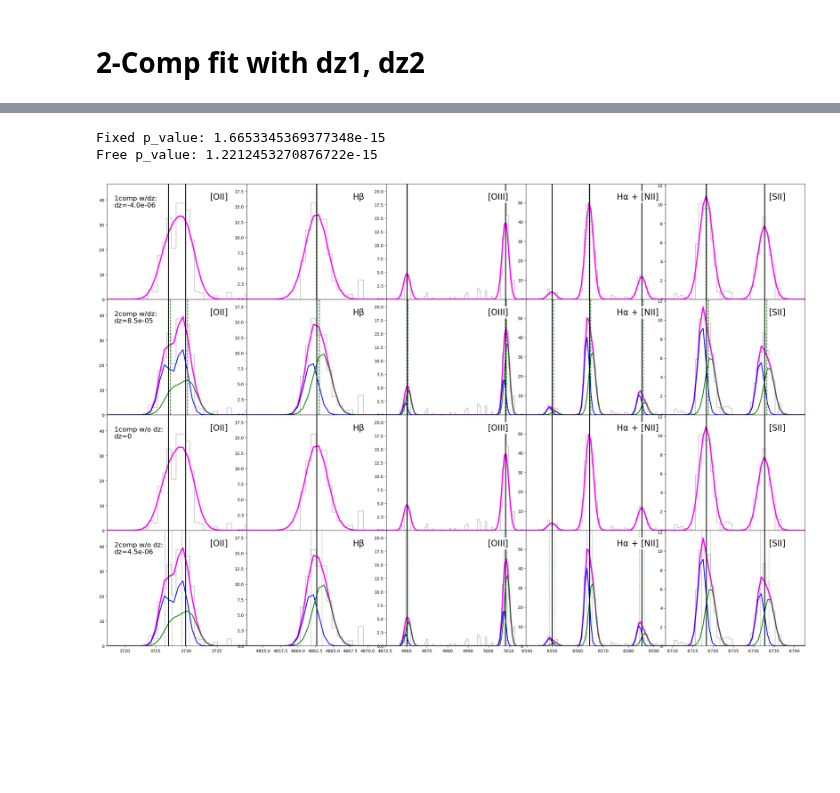
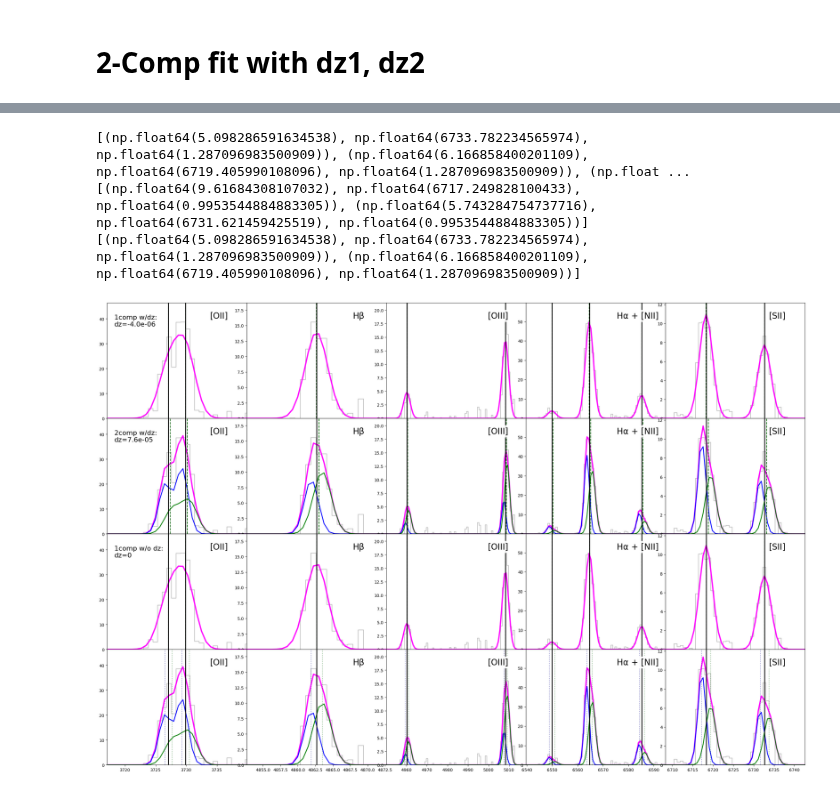
Before and after one commit to hyp0515/searching_inflow, a Jupyter notebook: test_new_fit.ipynb, the cells around one changed output, grey strips where cells are left out. Cells and saved outputs as stored; diff of their text form; code cells hidden in the pictures; blank space fills up the shorter version.

```diff
--- a/test_new_fit.ipynb
+++ b/test_new_fit.ipynb
@@ -26,5 +28,5 @@ print(SPECTRA.n_spectra)
 # %%
-
+SPECTRA = FIT.label_emission_lines(SPECTRA)
 SPECTRA = FIT.significant_emission_filter(SPECTRA)
 print(SPECTRA.n_spectra)
 # %% [output]
@@ -110,27 +115,37 @@ dof_1comp_free = len(combine_lam) - (1+8)
 # 2-Comp fit with dz, dz1, dz2
 # %%
 
-params_2comp_fixed, (combine_lam, combine_flux, combine_sigma), seperation = FIT.fit_onhs_dz_modified(SPECTRA, id=id, two_component=True, w_dz=True)
-OII_sep, OIII_sep = seperation
+params_2comp_fixed, (combine_lam, combine_flux, combine_sigma), slice_indices = FIT.fit_multi_emission(SPECTRA, id=id, two_component=True, w_dz=True)
 print(f'dz: {params_2comp_fixed["dz"]}')
 print(f'dz1: {params_2comp_fixed["dlam"][0]}, dz2: {params_2comp_fixed["dlam"][1]}')
 print(f'dz ratio (left/right): {np.abs(params_2comp_fixed["dlam"][1]/params_2comp_fixed["dlam"][0])}')
 
 combine_flux_2comp_fixed = combine_flux
+lams = [
+    combine_lam[:slice_indices[0]],
+    combine_lam[slice_indices[0]:slice_indices[1]],
+    combine_lam[slice_indices[1]:slice_indices[2]],
+    combine_lam[slice_indices[2]:]
+]
 
-left_comp_dz_fixed = np.concatenate([model(combine_lam[:OII_sep], gaussian_parms=params_2comp_fixed['left_comp'][:2]),
-                                     model(combine_lam[OII_sep:OIII_sep], gaussian_parms=params_2comp_fixed['left_comp'][2:2+3]),
-                                     model(combine_lam[OIII_sep:], gaussian_parms=params_2comp_fixed['left_comp'][5:])])
-right_comp_dz_fixed = np.concatenate([model(combine_lam[:OII_sep], gaussian_parms=params_2comp_fixed['right_comp'][:2]),
-                                      model(combine_lam[OII_sep:OIII_sep], gaussian_parms=params_2comp_fixed['right_comp'][2:2+3]),
-                                      model(combine_lam[OIII_sep:], gaussian_parms=params_2comp_fixed['right_comp'][5:])])
-model_2comp_fixed = left_comp_dz_fixed + right_comp_dz_fixed
+combine_model = np.concatenate([
+                model(lams[i], gaussian_parms=params_2comp_fixed['gaussian_params'][i])
+                for i in range(len(lams))
+            ])
+model_2comp_fixed = combine_model
 
-chisq_2comp_fixed = np.sum(((combine_flux_2comp_fixed - model_2comp_fixed)/combine_sigma)**2)
+left_comp_dz_fixed = np.concatenate([
+    model(lams[i], gaussian_parms=params_2comp_fixed['left_comp'][i]) for i in range(len(lams))
+])
+right_comp_dz_fixed = np.concatenate([
+    model(lams[i], gaussian_parms=params_2comp_fixed['right_comp'][i]) for i in range(len(lams))
+])
+
+# chisq_2comp_fixed = np.sum(((combine_flux_2comp_fixed - model_2comp_fixed)/combine_sigma)**2)
 # print(f'Chi-sq dz fixed: {chisq_dz_fixed}')
 
 
-dof_2comp_fixed = len(combine_lam) - (5+8*2)
+# dof_2comp_fixed = len(combine_lam) - (5+8*2)
 # 5: dz, sigma_1, sigma_2, dz_r, dz_l
 # 8*2: (amp_OII, amp_Hbeta, amp_OIII, amp_Halpha, amp_NII*2, amp_SII*2)*2 two components
 # %% [output]
@@ -172,21 +213,26 @@ dz_centroid: 4.4751746669173995e-06
+# %%
+print((params_2comp_free['gaussian_params'][3]))
+print((params_2comp_free['left_comp'][3]))
+print((params_2comp_free['right_comp'][3]))
+# %% [output]
+[(np.float64(5.098286591634538), np.float64(6733.782234565974), np.float64(1.287096983500909)), (np.float64(6.166858400201109), np.float64(6719.405990108096), np.float64(1.287096983500909)), (np.float ...
+[(np.float64(9.61684308107032), np.float64(6717.249828100433), np.float64(0.9953544884883305)), (np.float64(5.743284754737716), np.float64(6731.621459425519), np.float64(0.9953544884883305))]
+[(np.float64(5.098286591634538), np.float64(6733.782234565974), np.float64(1.287096983500909)), (np.float64(6.166858400201109), np.float64(6719.405990108096), np.float64(1.287096983500909))]
 # %%
-F_stat = ((chisq_1comp_fixed - chisq_2comp_fixed) / (dof_1comp_fixed - dof_2comp_fixed)) / (chisq_2comp_fixed / dof_2comp_fixed)
-p_value = 1 - f.cdf(F_stat, dof_1comp_fixed - dof_2comp_fixed, dof_2comp_fixed)
-print(f'Fixed p_value: {p_value}')
+# F_stat = ((chisq_1comp_fixed - chisq_2comp_fixed) / (dof_1comp_fixed - dof_2comp_fixed)) / (chisq_2comp_fixed / dof_2comp_fixed)
+# p_value = 1 - f.cdf(F_stat, dof_1comp_fixed - dof_2comp_fixed, dof_2comp_fixed)
+# print(f'Fixed p_value: {p_value}')
 
 
-F_stat = ((chisq_1comp_free - chisq_2comp_free) / (dof_1comp_free - dof_2comp_free)) / (chisq_2comp_free / dof_2comp_free)
-p_value = 1 - f.cdf(F_stat, dof_1comp_free - dof_2comp_free, dof_2comp_free)
-print(f'Free p_value: {p_value}')
+# F_stat = ((chisq_1comp_free - chisq_2comp_free) / (dof_1comp_free - dof_2comp_free)) / (chisq_2comp_free / dof_2comp_free)
+# p_value = 1 - f.cdf(F_stat, dof_1comp_free - dof_2comp_free, dof_2comp_free)
+# print(f'Free p_value: {p_value}')
 
 
 
-# F_stat = ((chisq_2comp_free - chisq_2comp_fixed) / (dof_1comp_free - dof_2comp_fixed)) / (chisq_2comp_fixed / dof_2comp_fixed)
-# p_value = 1 - f.cdf(F_stat, dof_1comp_free - dof_2comp_fixed, dof_2comp_fixed)
-# print(f'2comp vs p_value (if < 0.05, w/ dz): {p_value}')
+# # F_stat = ((chisq_2comp_free - chisq_2comp_fixed) / (dof_1comp_free - dof_2comp_fixed)) / (chisq_2comp_fixed / dof_2comp_fixed)
+# # p_value = 1 - f.cdf(F_stat, dof_1comp_free - dof_2comp_fixed, dof_2comp_fixed)
+# # print(f'2comp vs p_value (if < 0.05, w/ dz): {p_value}')
-# %% [output]
-Fixed p_value: 1.6653345369377348e-15
-Free p_value: 1.2212453270876722e-15
 # %%
 
 fig, axes = plt.subplots(4, 5, figsize=(30, 20))
@@ -229,45 +275,44 @@ for i in range(5):
 
 # 2 comp free
 ax = axes[3, :]
-ax[0].text(0.05, 0.9, f'2comp w/o dz: \ndz={dz_centroid:.1e}', transform=ax[0].transAxes, fontsize=16, verticalalignment='top')
+# ax[0].text(0.05, 0.9, f'2comp w/o dz: \ndz={dz_centroid:.1e}', transform=ax[0].transAxes, fontsize=16, verticalalignment='top')
 for i in range(5):
     ax[i].step(combine_lam, combine_flux_2comp_free, label='Observed', where='mid', color='gray', alpha=0.5)
     ax[i].plot(combine_lam, model_2comp_free, label='Fitted Model', color='magenta', linewidth=3)
     ax[i].plot(combine_lam, left_comp_dz_free, label='Left Component', color='blue', linestyle='-', linewidth=2)
     ax[i].plot(combine_lam, right_comp_dz_free, label='Right Component', color='green', linestyle='-', linewidth=2)
     for l0 in [*lines_vac['OII'], *lines_vac['OIII'], *lines_vac['Hbeta'], *lines_vac['Halpha'], *lines_vac['NII'], *lines_vac['SII']]:
-        ax[i].axvline(l0*(1+params_2comp_free['dz'][0]), color='darkgreen', linestyle=':', alpha=.5, linewidth=1.5)
-        ax[i].axvline(l0*(1+params_2comp_free['dz'][1]), color='darkblue', linestyle=':', alpha=.5, linewidth=1.5)
-        ax[i].axvline(l0*(1+dz_centroid), color='gray', linestyle='--', alpha=1, linewidth=1.5)
+        ax[i].axvline(l0*(1+params_2comp_free['dlam'][0]), color='darkgreen', linestyle=':', alpha=.5, linewidth=1.5)
+        ax[i].axvline(l0*(1+params_2comp_free['dlam'][1]), color='darkblue', linestyle=':', alpha=.5, linewidth=1.5)
+        # ax[i].axvline(l0*(1+dz_centroid), color='gray', linestyle='--', alpha=1, linewidth=1.5)
         ax[i].axvline(l0, color='k', linestyle='-', alpha=1, linewidth=2)
 
 for i in range(4):
     ax = axes[i, :]
     ax[0].text(0.80, 0.85, '[OII]', transform=ax[0].transAxes, fontsize=20, horizontalalignment='center', verticalalignment='bottom', bbox =dict(facecolor='white', alpha=0.9, edgecolor='none'))
     ax[0].set_xlim([OII_rest[0]-10, OII_rest[1]+10])
     ax[0].set_ylim(bottom=-0., top=np.max(combine_flux_2comp_free[(combine_lam>=OII_rest[0]-10) & (combine_lam<=OII_rest[1]+10)])*1.2)
 
     ax[1].text(0.80, 0.85, 'Hβ', transform=ax[1].transAxes, fontsize=20, horizontalalignment='center', verticalalignment='bottom', bbox =dict(facecolor='white', alpha=0.9, edgecolor='none'))
     ax[1].set_xlim([Hbeta_rest[0]-10, Hbeta_rest[0]+10])
     ax[1].set_ylim(bottom=-0., top=np.max(combine_flux_2comp_free[(combine_lam>=Hbeta_rest[0]-10) & (combine_lam<=Hbeta_rest[0]+10)])*1.2)
 
     ax[2].text(0.80, 0.85, '[OIII]', transform=ax[2].transAxes, fontsize=20, horizontalalignment='center', verticalalignment='bottom', bbox =dict(facecolor='white', alpha=0.9, edgecolor='none'))
     ax[2].set_xlim([OIII_rest[0]-10, OIII_rest[1]+10])
     ax[2].set_ylim(bottom=-0., top=np.max(combine_flux_2comp_free[(combine_lam>=OIII_rest[0]-10) & (combine_lam<=OIII_rest[1]+10)])*1.2)
 
     ax[3].text(0.80, 0.85, 'Hα + [NII]', transform=ax[3].transAxes, fontsize=20, horizontalalignment='center', verticalalignment='bottom', bbox =dict(facecolor='white', alpha=0.9, edgecolor='none'))
     ax[3].set_xlim([Halpha_rest[0]-25, Halpha_rest[0]+30])
-    ax[3].set_ylim(bottom=-0., top=np.max(combine_flux_2comp_free[(combine_lam>=Halpha_rest[0]-25) & (combine_lam<=Halpha_rest[0]+30)])*1.2)
+    ax[3].set_ylim(bottom=-0, top=np.max(combine_flux_2comp_free[(combine_lam>=Halpha_rest[0]-25) & (combine_lam<=Halpha_rest[0]+30)])*1.2)
 
     ax[4].text(0.80, 0.85, '[SII]', transform=ax[4].transAxes, fontsize=20, horizontalalignment='center', verticalalignment='bottom', bbox =dict(facecolor='white', alpha=0.9, edgecolor='none'))
     ax[4].set_xlim([SII_rest[0]-10, SII_rest[1]+10])
     ax[4].set_ylim(bottom=-0., top=np.max(combine_flux_2comp_free[(combine_lam>=SII_rest[0]-10) & (combine_lam<=SII_rest[1]+10)])*1.2)
 
 
-# plt.savefig(f'./figures/Nov26/fit_comparison_{id}.png')
 plt.show()
 # %% [output]
-[figure, old version]
+[figure, new version]
 # %%
 # import numpy as np
 # from joblib import Parallel, delayed
```
Also changed, not shown: parts of 10 cells of this notebook, 3 other files.
